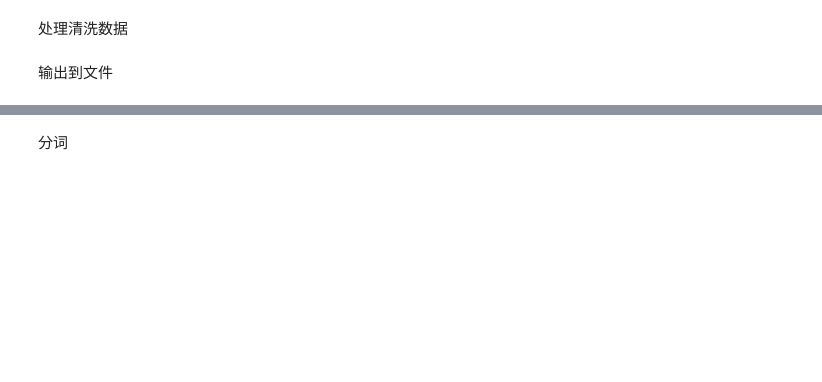
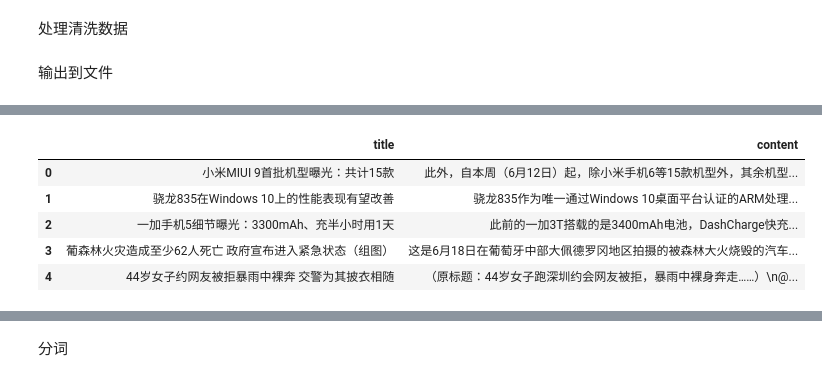
Before and after one commit to stem-nlp/text-summarization, a Jupyter notebook: notebook/analysis_corpus.ipynb, the cells around one changed output, grey strips where cells are left out. Drawn from its saved outputs; the diff is of its cells as text; code cells hidden in the pictures; blank space fills up the shorter version.

```diff
--- a/notebook/analysis_corpus.ipynb
+++ b/notebook/analysis_corpus.ipynb
@@ -149,18 +138,0 @@ NEWS_CORPUS_OUTPUT_PATH = os.path.join(BASE_DIR, 'text_summ/datasets/news_corpus
-# %%
-def preprocess(dataset, columns=['title', 'content']):
-    # drop na rows
-    df = drop_na_rows(news_dataset)
-
-    # extract title and content data
-    df = df.loc[:, columns]
-
-    with open(NEWS_CORPUS_OUTPUT_PATH, 'w') as f:
-        for title, content in df.values:
-            # strip string
-            title = strip_str(title)
-            content = strip_str(content)
-
-            f.write(title)
-            f.write('\n')
-            f.write(content)
-            f.write('\n')
@@ -172,0 +146,10 @@ preprocess(news_dataset)
+# %%
+def cleanup_data(s):
+    s = str(s)
+    news_lines = []
+    for l in re.split(r'\\n|\n', s):
+        l = re.sub(re.compile(r'\\u\d{4}'), '', '%r'%l)[1:-1]
+        if l:
+            news_lines.append(l.strip())
+
+    return '\n'.join(news_lines)
@@ -172,0 +180,13 @@ preprocess(news_dataset)
+# %%
+def preprocess(df, columns=['title', 'content']):
+    new_df = df.loc[:, columns]
+
+    new_array = []
+    for cols in new_df.values:
+        new_cols = []
+        for col in cols:
+            new_cols.append(cleanup_data(col))
+
+        new_array.append(new_cols)
+
+    return pd.DataFrame(new_array, columns=columns)
@@ -172,0 +197,11 @@ preprocess(news_dataset)
+# %%
+clenend_df = preprocess(news_dataset)
+# %%
+clenend_df.head()
+# %% [output]
+|  | title | content |
+| 0 | 小米MIUI 9首批机型曝光：共计15款 | 此外，自本周（6月12日）起，除小米手机6等15款机型外，其余机型... |
+| 1 | 骁龙835在Windows 10上的性能表现有望改善 | 骁龙835作为唯一通过Windows 10桌面平台认证的ARM处理... |
+| 2 | 一加手机5细节曝光：3300mAh、充半小时用1天 | 此前的一加3T搭载的是3400mAh电池，DashCharge快充... |
+| 3 | 葡森林火灾造成至少62人死亡 政府宣布进入紧急状态（组图） | 这是6月18日在葡萄牙中部大佩德罗冈地区拍摄的被森林大火烧毁的汽车... |
+| 4 | 44岁女子约网友被拒暴雨中裸奔 交警为其披衣相随 | （原标题：44岁女子跑深圳约会网友被拒，暴雨中裸身奔走……）\n@... |
```
Also changed, not shown: parts of 40 cells of this notebook, 6 other files.
